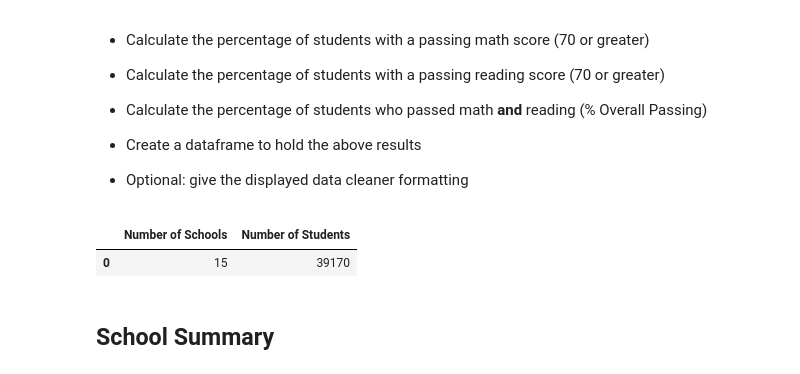
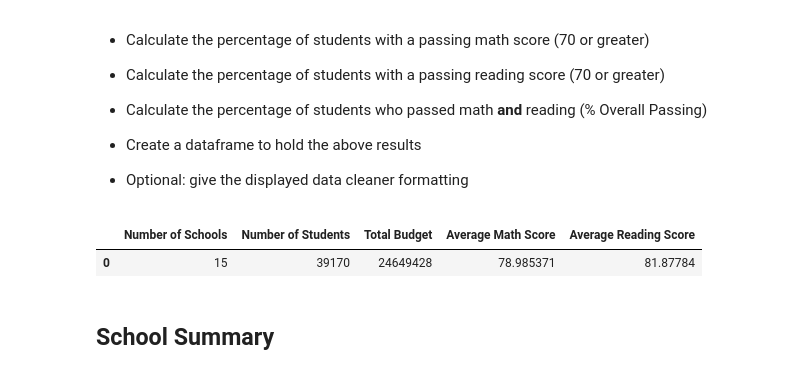
Before and after one commit to CCom20/pandas-challenge, a Jupyter notebook: pycityschools/PyCitySchools_starter.ipynb, the cells around one changed output. Drawn from its saved outputs; the diff is of its cells as text; code cells hidden in the pictures.

Commit message:
Working on first dataframe

```diff
--- a/pycityschools/PyCitySchools_starter.ipynb
+++ b/pycityschools/PyCitySchools_starter.ipynb
@@ -55,12 +55,19 @@ school_data_complete_df
 # %%
 num_schools = len(school_data_complete_df["school_name"].unique())
 num_students = school_data_complete_df["Student ID"].count()
+total_budget = school_data_complete_df["budget"].unique().sum()
+average_math_score = school_data_complete_df["math_score"].mean()
+average_reading_score = school_data_complete_df["reading_score"].mean()
 
-dist_summary_df = pd.DataFrame({"Number of Schools" : [num_schools], "Number of Students": num_students})
+dist_summary_df = pd.DataFrame({"Number of Schools" : [num_schools],
+                                "Number of Students": [num_students],
+                                "Total Budget": [total_budget],
+                                "Average Math Score": [average_math_score],
+                                "Average Reading Score": [average_reading_score]})
 dist_summary_df
 # %% [output]
-|  | Number of Schools | Number of Students |
-| 0 | 15 | 39170 |
+|  | Number of Schools | Number of Students | Total Budget | Average Math Score | Average Reading Score |
+| 0 | 15 | 39170 | 24649428 | 78.985371 | 81.87784 |
 # %% [markdown]
 ## School Summary
 # %% [markdown]
```
